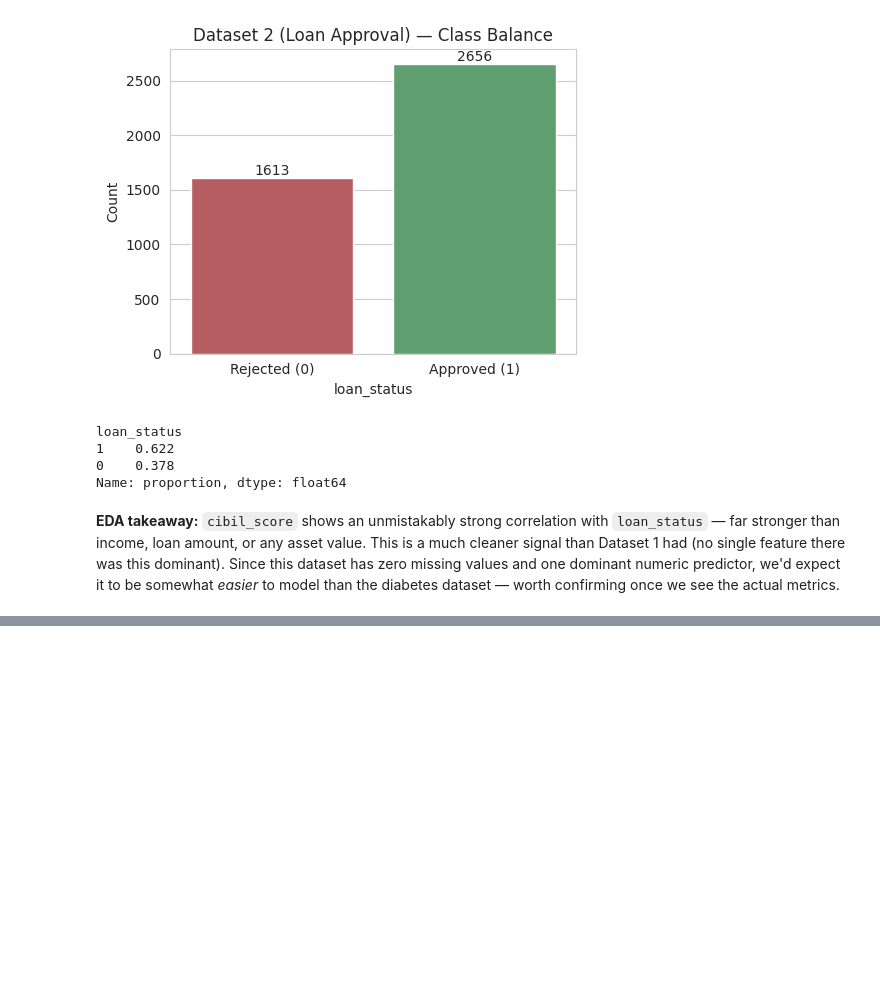
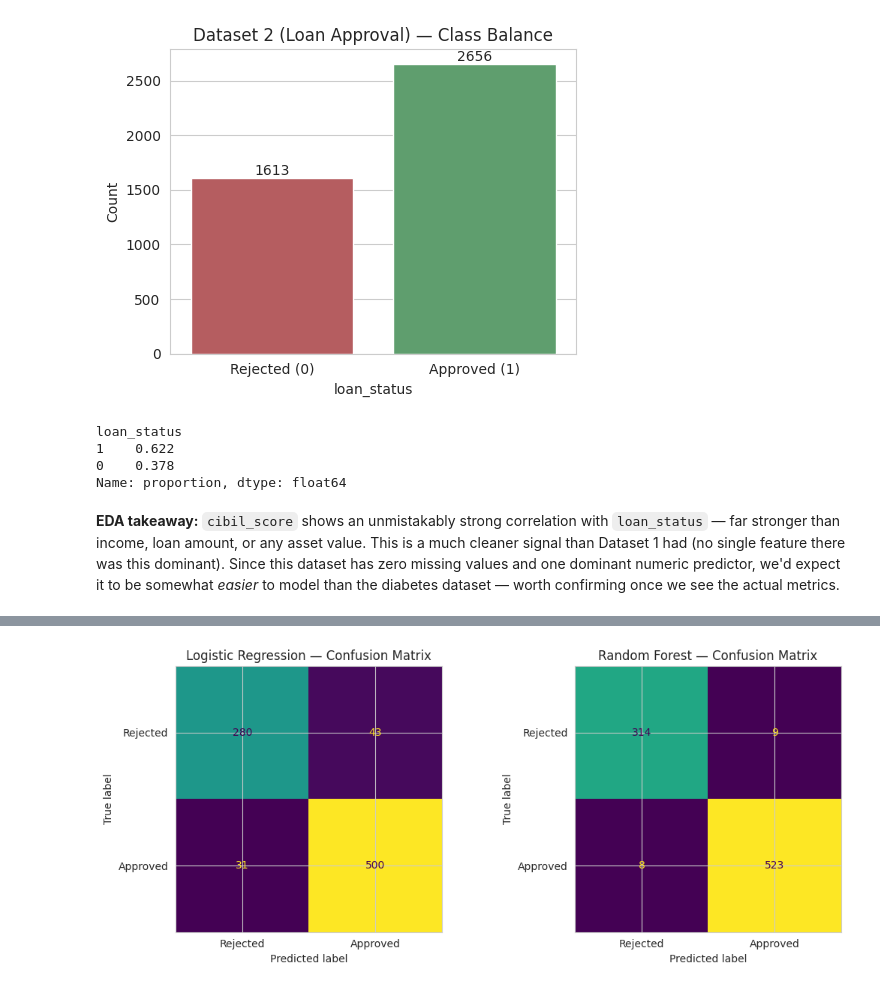
Before and after one commit to ummehabiba-m/betabytez-aiml-task2-ummeHabiba, a Jupyter notebook: notebook.ipynb, the cells around one changed output, grey strips where cells are left out. Cells and saved outputs as stored; diff of their text form; code cells hidden in the pictures; blank space fills up the shorter version.

Commit message:
Train / Test Split + Scaling on dataset 2

```diff
--- a/notebook.ipynb
+++ b/notebook.ipynb
@@ -510,0 +513,13 @@ diabetes dataset — worth confirming once we see the actual metrics.
+# %%
+X2 = df2_clean.drop(columns=["loan_status"])
+y2 = df2_clean["loan_status"]
+
+X2_train, X2_test, y2_train, y2_test = train_test_split(
+    X2, y2, test_size=0.2, random_state=RANDOM_STATE, stratify=y2
+)
+
+scaler2 = StandardScaler()
+X2_train_scaled = scaler2.fit_transform(X2_train)
+X2_test_scaled = scaler2.transform(X2_test)
+
+print("Train size:", X2_train.shape, " Test size:", X2_test.shape)
@@ -510,0 +530,4 @@ diabetes dataset — worth confirming once we see the actual metrics.
+# %%
+log_reg2 = LogisticRegression(random_state=RANDOM_STATE, max_iter=1000)
+log_reg2.fit(X2_train_scaled, y2_train)
+y2_pred_lr = log_reg2.predict(X2_test_scaled)
@@ -510,0 +536,4 @@ diabetes dataset — worth confirming once we see the actual metrics.
+# %%
+rf2 = RandomForestClassifier(random_state=RANDOM_STATE)
+rf2.fit(X2_train, y2_train)
+y2_pred_rf = rf2.predict(X2_test)
@@ -510,0 +568,15 @@ diabetes dataset — worth confirming once we see the actual metrics.
+# %%
+fig, axes = plt.subplots(1, 2, figsize=(11, 4.5))
+
+ConfusionMatrixDisplay(confusion_matrix(y2_test, y2_pred_lr),
+                        display_labels=["Rejected", "Approved"]).plot(ax=axes[0], colorbar=False)
+axes[0].set_title("Logistic Regression — Confusion Matrix")
+
+ConfusionMatrixDisplay(confusion_matrix(y2_test, y2_pred_rf),
+                        display_labels=["Rejected", "Approved"]).plot(ax=axes[1], colorbar=False)
+axes[1].set_title("Random Forest — Confusion Matrix")
+
+plt.tight_layout()
+plt.show()
+# %% [output]
+[figure, added]
```
Also changed, not shown: parts of 9 cells of this notebook.
